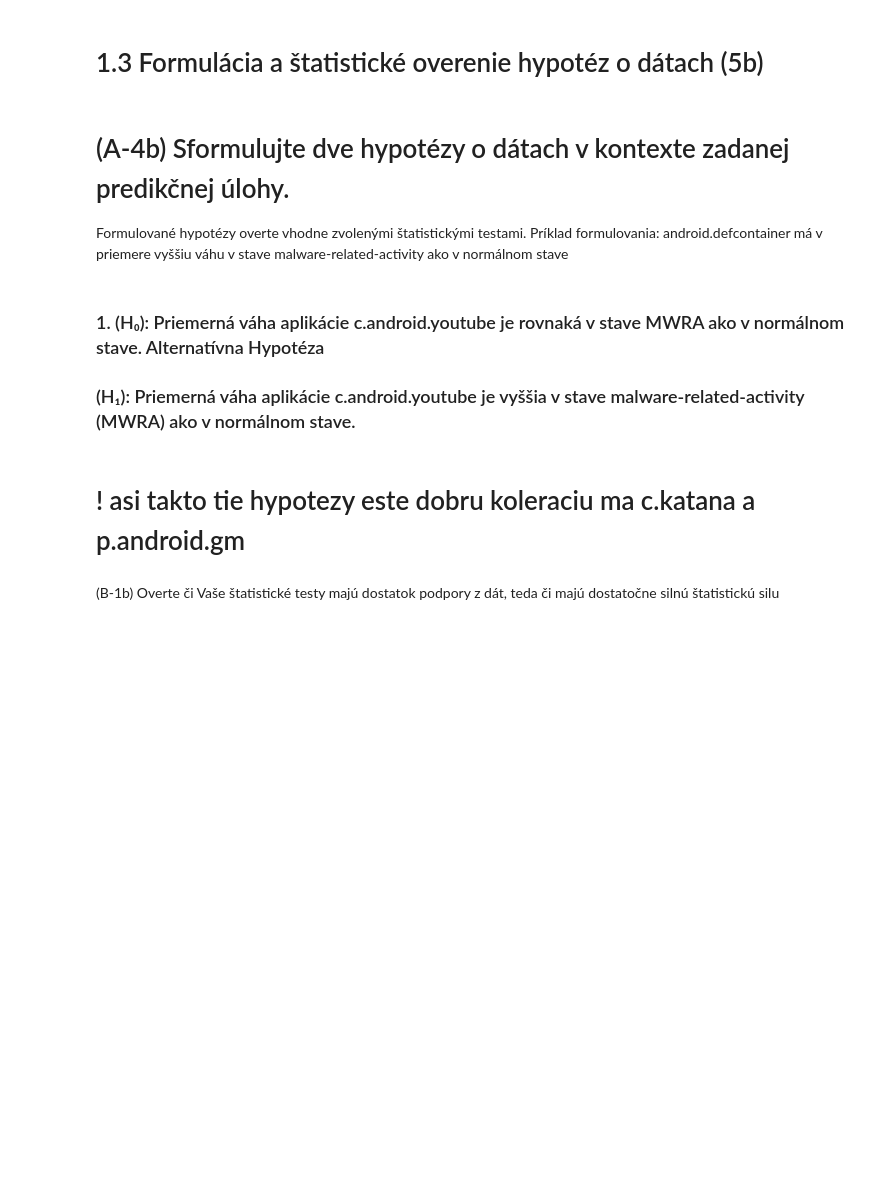
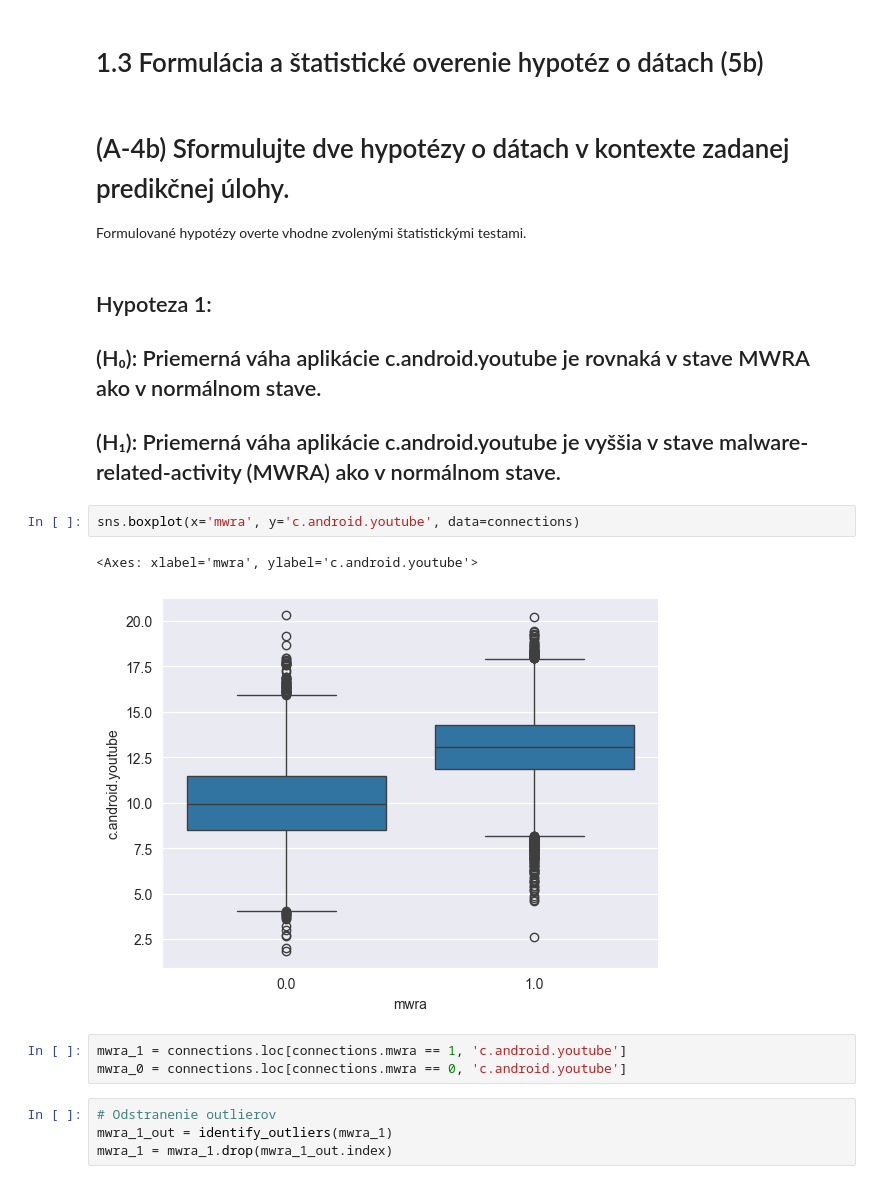
Before and after one commit to JakubIvacek/IAU_PROJECT, a Jupyter notebook: project.ipynb, the cells around one changed output. Drawn from its saved outputs; the diff is of its cells as text; blank space fills up the shorter version.

```diff
--- a/project.ipynb
+++ b/project.ipynb
@@ -1172,14 +1147,19 @@ processes['p.android.settings'] = np.where(
 # %% [markdown]
 # (A-4b) Sformulujte dve hypotézy o dátach v kontexte zadanej predikčnej úlohy.
  Formulované hypotézy overte vhodne zvolenými štatistickými testami.
- Príklad formulovania:
- android.defcontainer má v priemere vyššiu váhu v stave malware-related-activity
- ako v normálnom stave
 # %% [markdown]
- ### 1. (H₀): Priemerná váha aplikácie c.android.youtube je rovnaká v stave MWRA ako v normálnom stave. Alternatívna Hypotéza
- ### (H₁): Priemerná váha aplikácie c.android.youtube je vyššia v stave malware-related-activity (MWRA) ako v normálnom stave.
+ ## Hypoteza 1:
+ ## (H₀): Priemerná váha aplikácie c.android.youtube je rovnaká v stave MWRA ako v normálnom stave.
+ ## (H₁): Priemerná váha aplikácie c.android.youtube je vyššia v stave malware-related-activity (MWRA) ako v normálnom stave.
-# %% [markdown]
-# ! asi takto tie hypotezy este dobru koleraciu ma c.katana a p.android.gm
-# %% [markdown]
- (B-1b) Overte či Vaše štatistické testy majú dostatok podpory z dát, teda či majú
- dostatočne silnú štatistickú silu
+# %%
+sns.boxplot(x='mwra', y='c.android.youtube', data=connections)
+# %% [output]
+<Axes: xlabel='mwra', ylabel='c.android.youtube'>
+[figure, added]
+# %%
+mwra_1 = connections.loc[connections.mwra == 1, 'c.android.youtube']
+mwra_0 = connections.loc[connections.mwra == 0, 'c.android.youtube']
+# %%
+# Odstranenie outlierov
+mwra_1_out = identify_outliers(mwra_1)
+mwra_1 = mwra_1.drop(mwra_1_out.index)
```
Also changed, not shown: parts of 54 cells of this notebook.
